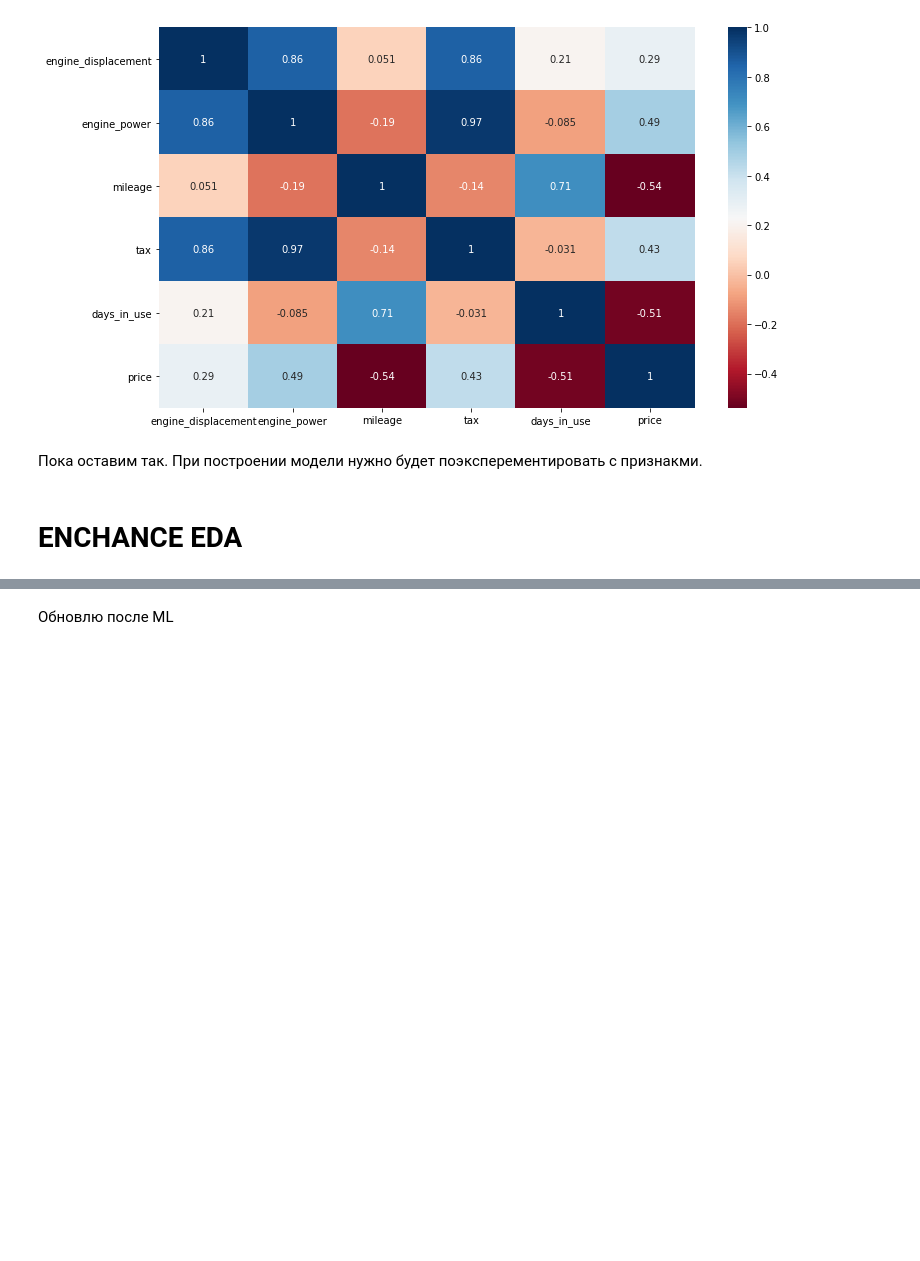
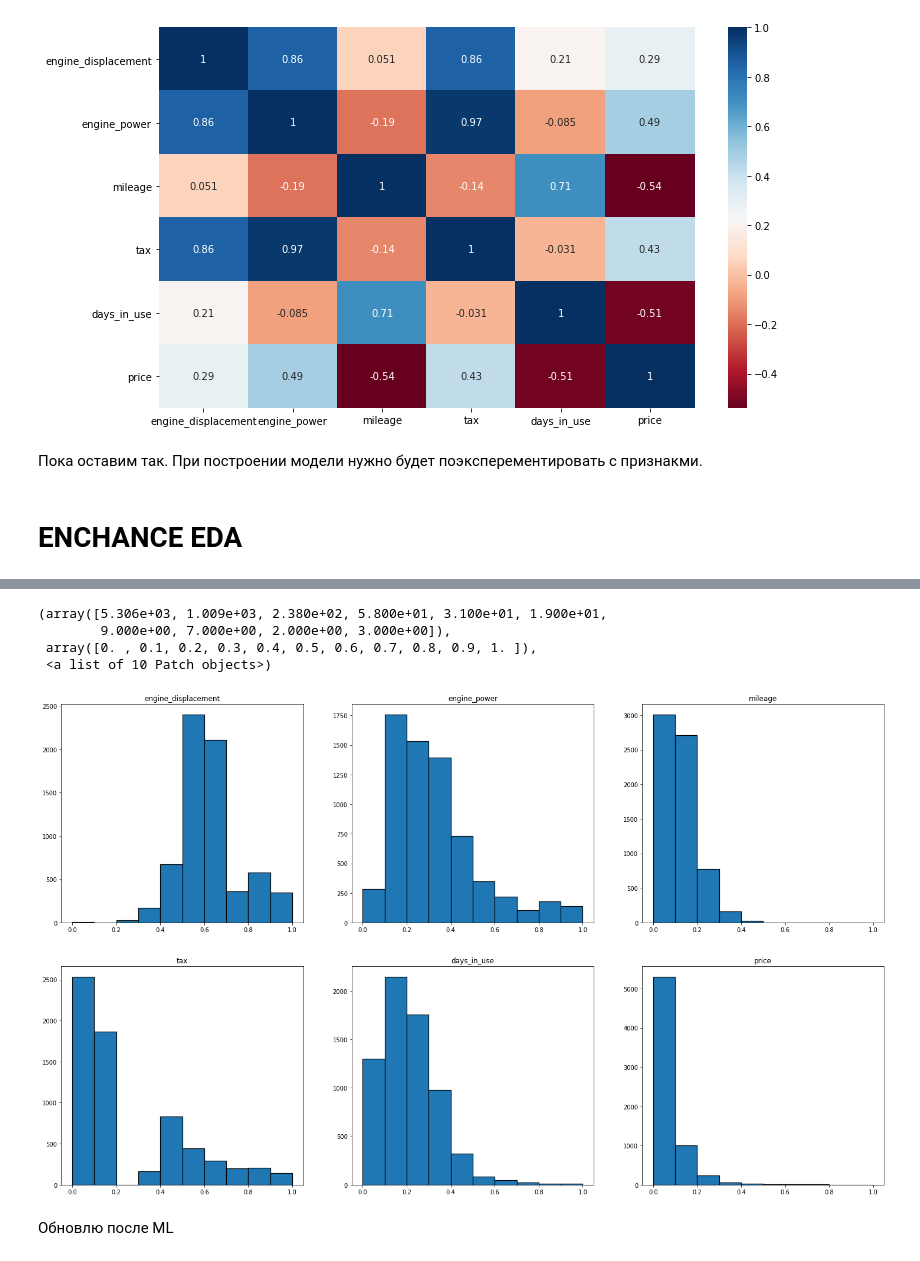
Before and after one commit to alxkzncoff/car_price_prediction_ml_dl, a Jupyter notebook: eda/car_train_test_eda.ipynb, the cells around one changed output, grey strips where cells are left out. Cells and saved outputs as stored; diff of their text form; code cells hidden in the pictures; blank space fills up the shorter version.

Commit message:
Update car_train_test_eda.ipynb
- add MinMaxScaler()

```diff
--- a/eda/car_train_test_eda.ipynb
+++ b/eda/car_train_test_eda.ipynb
@@ -1147,3 +1148,20 @@ def stat(column):
 
     sns.countplot(x=column, data=train, ax=axes[0])
     sns.barplot(x=column, y='price', data=train, ax=axes[1])
+# %%
+train.engine_displacement = np.log(train.engine_displacement)
+# %%
+MMS = MinMaxScaler()
+MMS_price = MinMaxScaler()
+# %%
+MMS.fit(train[['engine_displacement', 'engine_power', 'mileage', 'tax', 'days_in_use']])
+
+MMS_price.fit(train[['price']])
+
+train[['engine_displacement', 'engine_power', 'mileage', 'tax', 'days_in_use']] = MMS.transform(train[['engine_displacement', 'engine_power', 'mileage', 'tax', 'days_in_use']])
+
+train[['price']] = MMS_price.transform(train[['price']])
+
+display(train[['engine_displacement', 'engine_power', 'mileage', 'tax', 'days_in_use']].head(10))
+
+display(train[['price']].head(10))
@@ -1150,3 +1209,29 @@ def stat(column):
+# %%
+fig, ax = plt.subplots(2,3, figsize=(25,15))
+
+ax[0, 0].set_title('engine_displacement')
+ax[0, 0].hist(train.engine_displacement, bins=10, edgecolor='black' ,linewidth=1.2)
+
+ax[0, 1].set_title('engine_power')
+ax[0, 1].hist(train.engine_power, bins=10, edgecolor='black' ,linewidth=1.2)
+
+ax[0, 2].set_title('mileage')
+ax[0, 2].hist(train.mileage, bins=10, edgecolor='black' ,linewidth=1.2)
+
+ax[1, 0].set_title('tax')
+ax[1, 0].hist(train.tax, bins=10, edgecolor='black' ,linewidth=1.2)
+
+ax[1, 1].set_title('days_in_use')
+ax[1, 1].hist(train.days_in_use, bins=10, edgecolor='black' ,linewidth=1.2)
+
+ax[1, 2].set_title('price')
+ax[1, 2].hist(train.price, bins=10, edgecolor='black' ,linewidth=1.2)
+# %% [output]
+(array([5.306e+03, 1.009e+03, 2.380e+02, 5.800e+01, 3.100e+01, 1.900e+01,
+        9.000e+00, 7.000e+00, 2.000e+00, 3.000e+00]),
+ array([0. , 0.1, 0.2, 0.3, 0.4, 0.5, 0.6, 0.7, 0.8, 0.9, 1. ]),
+ <a list of 10 Patch objects>)
+[figure, added]
 # %% [markdown]
 Обновлю после ML
 # %%
```
Also changed, not shown: parts of 18 cells of this notebook.
